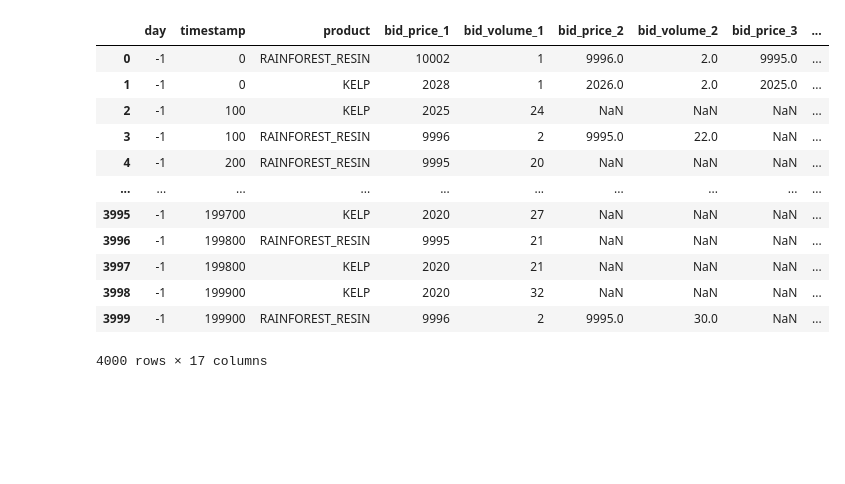
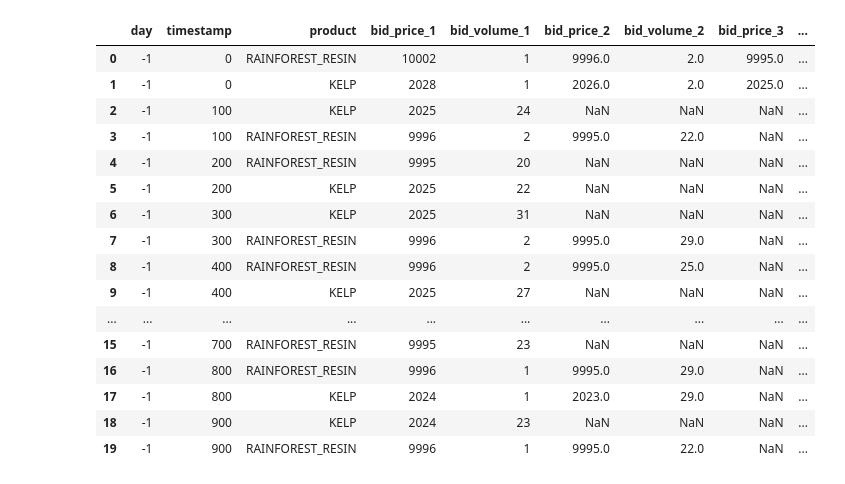
Before and after one commit to UlrichVestuche/IMC-Prosperity-3, a Jupyter notebook: Tutorial Gleb/data_ga.ipynb, the cells around one changed output. Drawn from its saved outputs; the diff is of its cells as text; code cells hidden in the pictures; blank space fills up the shorter version.

Commit message:
Kelp_ga

```diff
--- a/Tutorial Gleb/data_ga.ipynb
+++ b/Tutorial Gleb/data_ga.ipynb
@@ -1,22 +1,26 @@
 # %%
 import pandas as pd
 
 # Load the CSV file
 df = pd.read_csv('Trades_ga.csv', delimiter=';')
 
 # Display the first few rows of the DataFrame
-df.head(4000)
+df.head(20)
 # %% [output]
 |  | day | timestamp | product | bid_price_1 | bid_volume_1 | bid_price_2 | bid_volume_2 | bid_price_3 | ... |
 | 0 | -1 | 0 | RAINFOREST_RESIN | 10002 | 1 | 9996.0 | 2.0 | 9995.0 | ... |
 | 1 | -1 | 0 | KELP | 2028 | 1 | 2026.0 | 2.0 | 2025.0 | ... |
 | 2 | -1 | 100 | KELP | 2025 | 24 | NaN | NaN | NaN | ... |
 | 3 | -1 | 100 | RAINFOREST_RESIN | 9996 | 2 | 9995.0 | 22.0 | NaN | ... |
 | 4 | -1 | 200 | RAINFOREST_RESIN | 9995 | 20 | NaN | NaN | NaN | ... |
+| 5 | -1 | 200 | KELP | 2025 | 22 | NaN | NaN | NaN | ... |
+| 6 | -1 | 300 | KELP | 2025 | 31 | NaN | NaN | NaN | ... |
+| 7 | -1 | 300 | RAINFOREST_RESIN | 9996 | 2 | 9995.0 | 29.0 | NaN | ... |
+| 8 | -1 | 400 | RAINFOREST_RESIN | 9996 | 2 | 9995.0 | 25.0 | NaN | ... |
+| 9 | -1 | 400 | KELP | 2025 | 27 | NaN | NaN | NaN | ... |
 | ... | ... | ... | ... | ... | ... | ... | ... | ... | ... |
-| 3995 | -1 | 199700 | KELP | 2020 | 27 | NaN | NaN | NaN | ... |
-| 3996 | -1 | 199800 | RAINFOREST_RESIN | 9995 | 21 | NaN | NaN | NaN | ... |
-| 3997 | -1 | 199800 | KELP | 2020 | 21 | NaN | NaN | NaN | ... |
-| 3998 | -1 | 199900 | KELP | 2020 | 32 | NaN | NaN | NaN | ... |
-| 3999 | -1 | 199900 | RAINFOREST_RESIN | 9996 | 2 | 9995.0 | 30.0 | NaN | ... |
+| 15 | -1 | 700 | RAINFOREST_RESIN | 9995 | 23 | NaN | NaN | NaN | ... |
+| 16 | -1 | 800 | RAINFOREST_RESIN | 9996 | 1 | 9995.0 | 29.0 | NaN | ... |
+| 17 | -1 | 800 | KELP | 2024 | 1 | 2023.0 | 29.0 | NaN | ... |
+| 18 | -1 | 900 | KELP | 2024 | 23 | NaN | NaN | NaN | ... |
+| 19 | -1 | 900 | RAINFOREST_RESIN | 9996 | 1 | 9995.0 | 22.0 | NaN | ... |
-4000 rows × 17 columns
```
Also changed, not shown: parts of 1 cell of this notebook, 3 other files.
